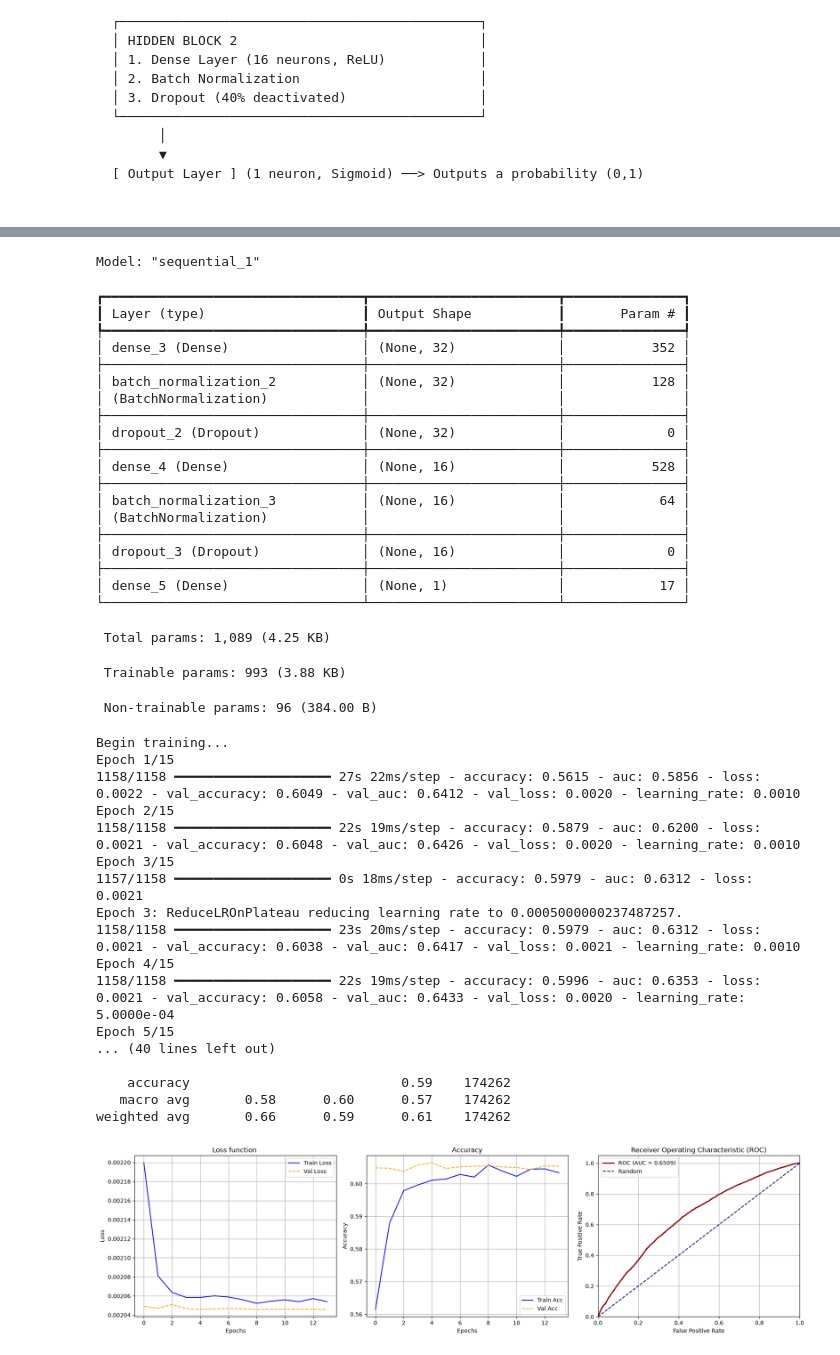
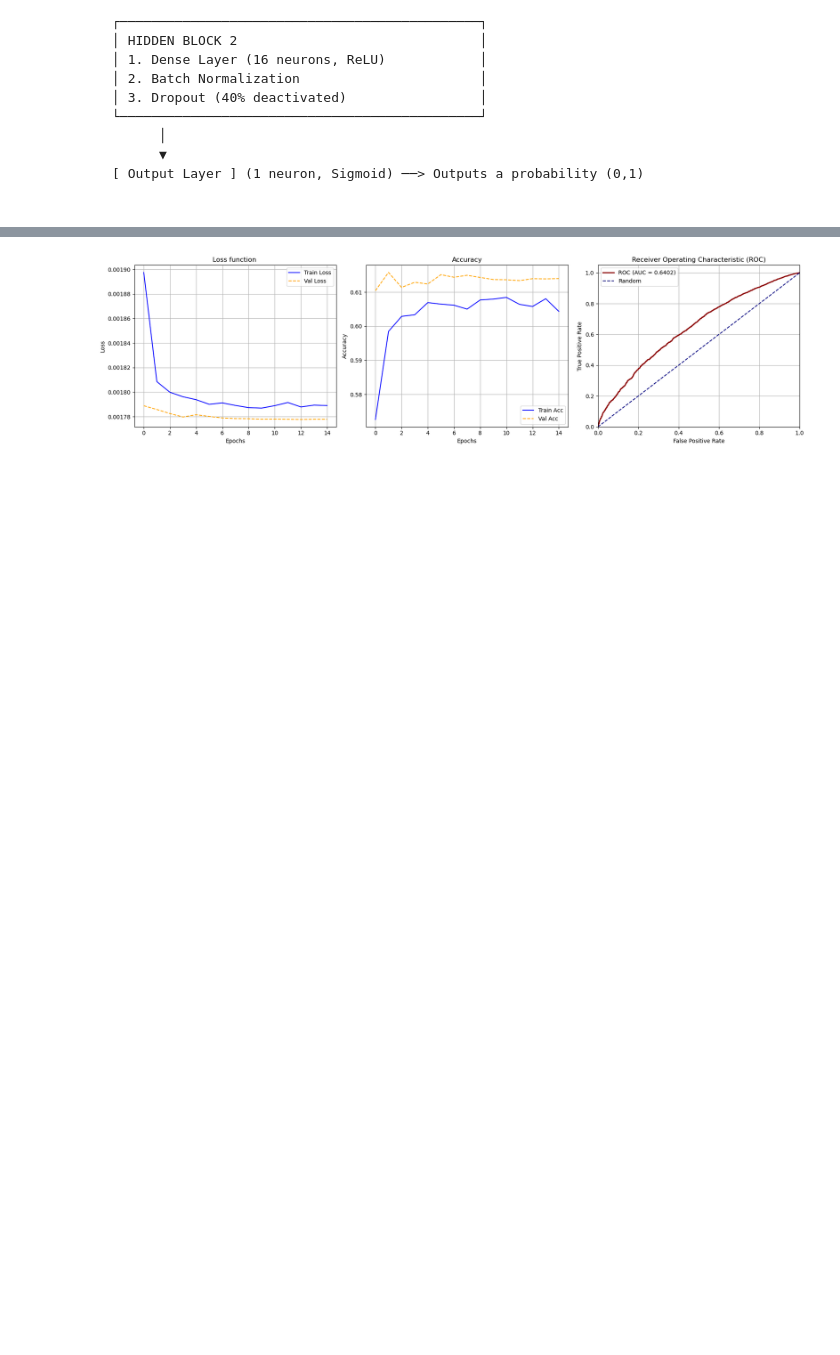
Before and after one commit to alessandrofoglizzo/DAML_project, a Jupyter notebook: Hgammagamma.ipynb, the cells around one changed output, grey strips where cells are left out. Saved outputs shown, nothing was run; the diff lists cells and outputs as text; code cells hidden in the pictures; blank space fills up the shorter version.

Commit message:
IN THIS WAY WORKS WITH GOOD HIGGS PEAK, but: transformed final plots code into function and imported run data

```diff
--- a/Hgammagamma.ipynb
+++ b/Hgammagamma.ipynb
@@ -399,7 +410,7 @@ def build_dataset(array, means=None, std_devs=None):
     7) Standardizes features that need it
 
     If the dataset is a MC simulation, returns 6 arrays and that are X_train, y_train, X_test, y_test, means, std_devs
-    If the dataset is Run data, returns 1 array that is X (features of two photons, whitout training/test split)
+    If the dataset is Run data, returns 2 arrays: X (features of two photons, whitout training/test split), array_final (dataset)
     """
 
     # check if dataset is simulation or run data
@@ -440,11 +451,12 @@ def build_dataset(array, means=None, std_devs=None):
 
             # standardize features with training mean and std dev values
             X_scaled_struct = ak.to_numpy(ak.Array({
-                            **{feature: (X[feature] - means[feature]) / std_devs[feature] for feature in features_to_scale},
-                            **{feature: X[feature] for feature in features_not_to_scale}
+                            **{feature: (X[feature] - means[feature]) / std_devs[feature] for feature in X.fields},
                     }))
             X_scaled = structured_to_unstructured(X_scaled_struct).astype(np.float32)
-            return X_scaled
+
+            mass_run = ak.to_numpy(array_final.photon_invariant_mass).astype(np.float32)
+            return X_scaled, array_final, mass_run
 # %%
 # get arrays for training and test
 X_train, y_train, X_test , y_test, w_train, w_test, means, std_devs, mass_test = build_dataset(mc_awk)
@@ -572,10 +584,16 @@ def build_baseline_nn(input_dim):
 epochs = 15
 batch_size = 512
 validation_split = 0.15
+emphasis = 1.5
+
+prediction_threshold = 0.5
 
 # balance weights: weights of background are way bigger than signal ones
 w_train_balanced = w_train.copy()
-w_train_balanced[y_train == 0] *= (w_train[y_train == 1].sum() / w_train[y_train == 0].sum())
+w_train_balanced[y_train == 0] *= (w_train[y_train == 1].sum() / w_train[y_train == 0].sum()) / emphasis
+
+# absolute value of weights: with Binary Cross Entropy negative weights maximise Loss
+w_train_abs = np.abs(w_train_balanced)
 
 
 # variable learning rate
@@ -614,7 +632,7 @@ if __name__ == "__main__":
         batch_size=batch_size,
         validation_split=validation_split,
         verbose=1,
-        sample_weight=w_train_balanced,
+        sample_weight=w_train_abs,
         callbacks=[reduce_lr, early_stopping]
     )
 
@@ -624,7 +642,7 @@ if __name__ == "__main__":
     print("\nPerformance evaluation on Test set...")
     # batch_size specified in order to avoid memory peaks during prediction
     y_pred_prob = model.predict(X_test, batch_size=batch_size).ravel()
-    y_pred = (y_pred_prob > 0.5).astype(int)
+    y_pred = (y_pred_prob > prediction_threshold).astype(int)
 
     print("\nClassification Report:")
     print(classification_report(y_test, y_pred))
@@ -676,42 +709,2 @@ Test set shape: (174262, 10)
-Model: "sequential_1"
-┏━━━━━━━━━━━━━━━━━━━━━━━━━━━━━━━━━┳━━━━━━━━━━━━━━━━━━━━━━━━┳━━━━━━━━━━━━━━━┓
-┃ Layer (type)                    ┃ Output Shape           ┃       Param # ┃
-┡━━━━━━━━━━━━━━━━━━━━━━━━━━━━━━━━━╇━━━━━━━━━━━━━━━━━━━━━━━━╇━━━━━━━━━━━━━━━┩
-│ dense_3 (Dense)                 │ (None, 32)             │           352 │
-├─────────────────────────────────┼────────────────────────┼───────────────┤
-│ batch_normalization_2           │ (None, 32)             │           128 │
-│ (BatchNormalization)            │                        │               │
-├─────────────────────────────────┼────────────────────────┼───────────────┤
-│ dropout_2 (Dropout)             │ (None, 32)             │             0 │
-├─────────────────────────────────┼────────────────────────┼───────────────┤
-│ dense_4 (Dense)                 │ (None, 16)             │           528 │
-├─────────────────────────────────┼────────────────────────┼───────────────┤
-│ batch_normalization_3           │ (None, 16)             │            64 │
-│ (BatchNormalization)            │                        │               │
-├─────────────────────────────────┼────────────────────────┼───────────────┤
-│ dropout_3 (Dropout)             │ (None, 16)             │             0 │
-├─────────────────────────────────┼────────────────────────┼───────────────┤
-│ dense_5 (Dense)                 │ (None, 1)              │            17 │
-└─────────────────────────────────┴────────────────────────┴───────────────┘
- Total params: 1,089 (4.25 KB)
- Trainable params: 993 (3.88 KB)
- Non-trainable params: 96 (384.00 B)
-Begin training...
-Epoch 1/15
-1158/1158 ━━━━━━━━━━━━━━━━━━━━ 27s 22ms/step - accuracy: 0.5615 - auc: 0.5856 - loss: 0.0022 - val_accuracy: 0.6049 - val_auc: 0.6412 - val_loss: 0.0020 - learning_rate: 0.0010
-Epoch 2/15
-1158/1158 ━━━━━━━━━━━━━━━━━━━━ 22s 19ms/step - accuracy: 0.5879 - auc: 0.6200 - loss: 0.0021 - val_accuracy: 0.6048 - val_auc: 0.6426 - val_loss: 0.0020 - learning_rate: 0.0010
-Epoch 3/15
-1157/1158 ━━━━━━━━━━━━━━━━━━━━ 0s 18ms/step - accuracy: 0.5979 - auc: 0.6312 - loss: 0.0021
-Epoch 3: ReduceLROnPlateau reducing learning rate to 0.0005000000237487257.
-1158/1158 ━━━━━━━━━━━━━━━━━━━━ 23s 20ms/step - accuracy: 0.5979 - auc: 0.6312 - loss: 0.0021 - val_accuracy: 0.6038 - val_auc: 0.6417 - val_loss: 0.0021 - learning_rate: 0.0010
-Epoch 4/15
-1158/1158 ━━━━━━━━━━━━━━━━━━━━ 22s 19ms/step - accuracy: 0.5996 - auc: 0.6353 - loss: 0.0021 - val_accuracy: 0.6058 - val_auc: 0.6433 - val_loss: 0.0020 - learning_rate: 5.0000e-04
-Epoch 5/15
-... (40 lines left out)
-
-    accuracy                           0.59    174262
-   macro avg       0.58      0.60      0.57    174262
-weighted avg       0.66      0.59      0.61    174262
-[figure, old version]
+[figure, new version]
 # %% [markdown]
```
Also changed, not shown: parts of 17 cells of this notebook.
